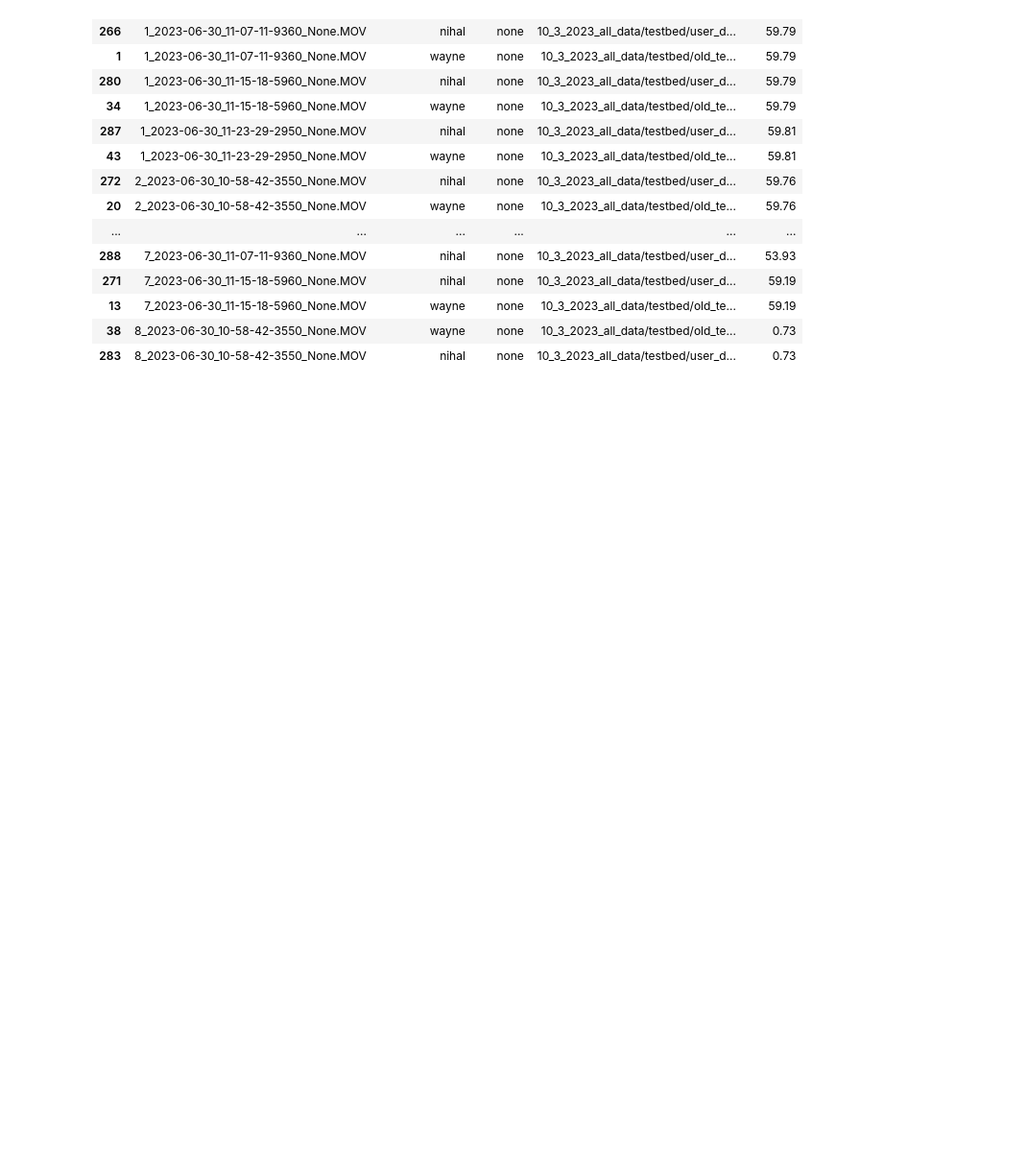
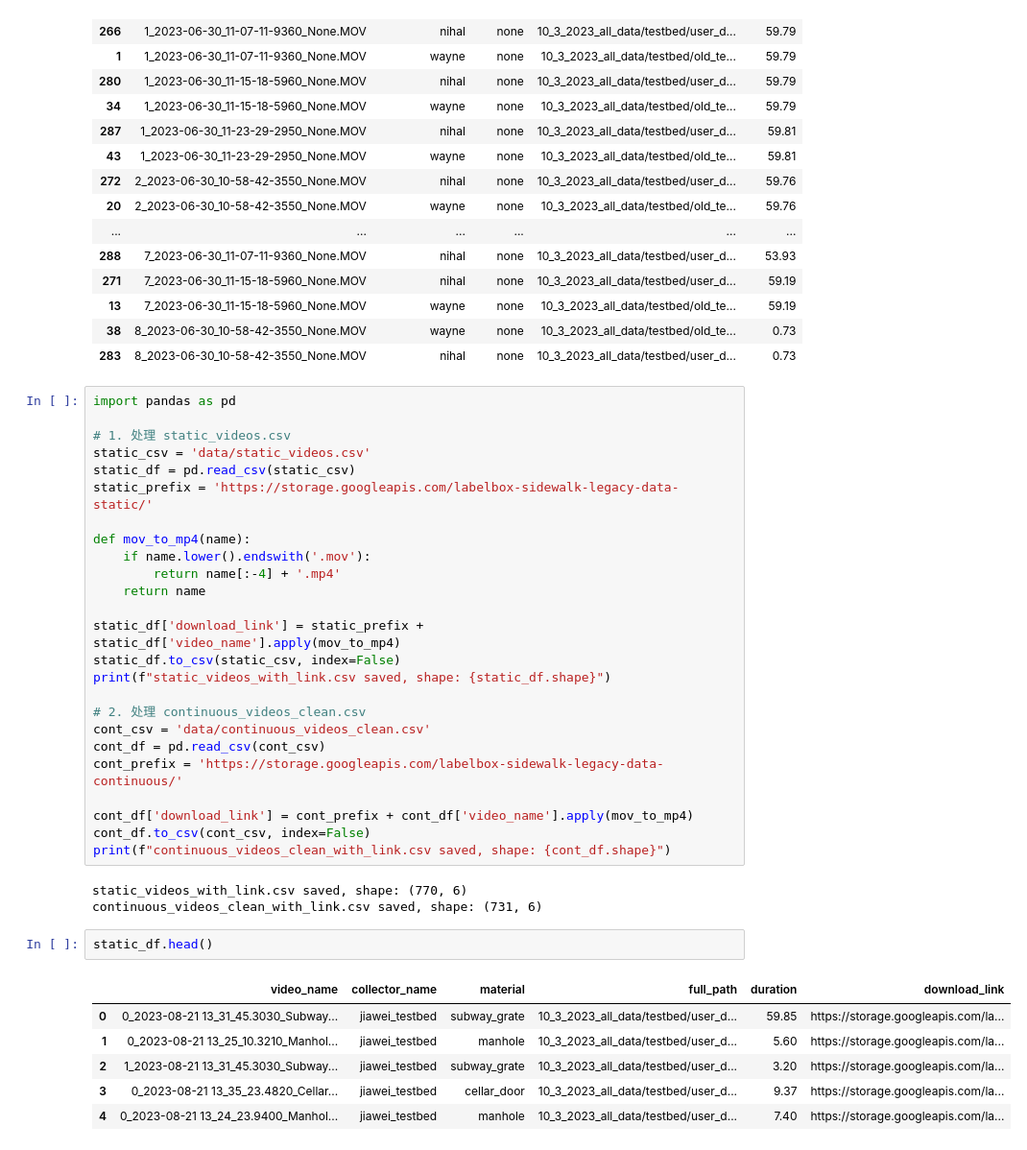
Before and after one commit to FgSurewin/legacy_sidewalk_data_labelbox, a Jupyter notebook: inspect_data.ipynb, the cells around one changed output. Shown at 96% size. Saved outputs shown, nothing was run; the diff lists cells and outputs as text; blank space fills up the shorter version.

Commit message:
provide downloading script and prepare README file

```diff
--- a/inspect_data.ipynb
+++ b/inspect_data.ipynb
@@ -310,3 +310,40 @@ duplicated_videos
 | 13 | 7_2023-06-30_11-15-18-5960_None.MOV | wayne | none | 10_3_2023_all_data/testbed/old_te... | 59.19 |
 | 38 | 8_2023-06-30_10-58-42-3550_None.MOV | wayne | none | 10_3_2023_all_data/testbed/old_te... | 0.73 |
 | 283 | 8_2023-06-30_10-58-42-3550_None.MOV | nihal | none | 10_3_2023_all_data/testbed/user_d... | 0.73 |
+# %%
+import pandas as pd
+
+# 1. 处理 static_videos.csv
+static_csv = 'data/static_videos.csv'
+static_df = pd.read_csv(static_csv)
+static_prefix = 'https://storage.googleapis.com/labelbox-sidewalk-legacy-data-static/'
+
+def mov_to_mp4(name):
+    if name.lower().endswith('.mov'):
+        return name[:-4] + '.mp4'
+    return name
+
+static_df['download_link'] = static_prefix + static_df['video_name'].apply(mov_to_mp4)
+static_df.to_csv(static_csv, index=False)
+print(f"static_videos_with_link.csv saved, shape: {static_df.shape}")
+
+# 2. 处理 continuous_videos_clean.csv
+cont_csv = 'data/continuous_videos_clean.csv'
+cont_df = pd.read_csv(cont_csv)
+cont_prefix = 'https://storage.googleapis.com/labelbox-sidewalk-legacy-data-continuous/'
+
+cont_df['download_link'] = cont_prefix + cont_df['video_name'].apply(mov_to_mp4)
+cont_df.to_csv(cont_csv, index=False)
+print(f"continuous_videos_clean_with_link.csv saved, shape: {cont_df.shape}")
+# %% [output]
+static_videos_with_link.csv saved, shape: (770, 6)
+continuous_videos_clean_with_link.csv saved, shape: (731, 6)
+# %%
+static_df.head()
+# %% [output]
+|  | video_name | collector_name | material | full_path | duration | download_link |
+| 0 | 0_2023-08-21 13_31_45.3030_Subway... | jiawei_testbed | subway_grate | 10_3_2023_all_data/testbed/user_d... | 59.85 | https://storage.googleapis.com/la... |
+| 1 | 0_2023-08-21 13_25_10.3210_Manhol... | jiawei_testbed | manhole | 10_3_2023_all_data/testbed/user_d... | 5.60 | https://storage.googleapis.com/la... |
+| 2 | 1_2023-08-21 13_31_45.3030_Subway... | jiawei_testbed | subway_grate | 10_3_2023_all_data/testbed/user_d... | 3.20 | https://storage.googleapis.com/la... |
+| 3 | 0_2023-08-21 13_35_23.4820_Cellar... | jiawei_testbed | cellar_door | 10_3_2023_all_data/testbed/user_d... | 9.37 | https://storage.googleapis.com/la... |
+| 4 | 0_2023-08-21 13_24_23.9400_Manhol... | jiawei_testbed | manhole | 10_3_2023_all_data/testbed/user_d... | 7.40 | https://storage.googleapis.com/la... |
```
Also changed, not shown: 4 other files.
